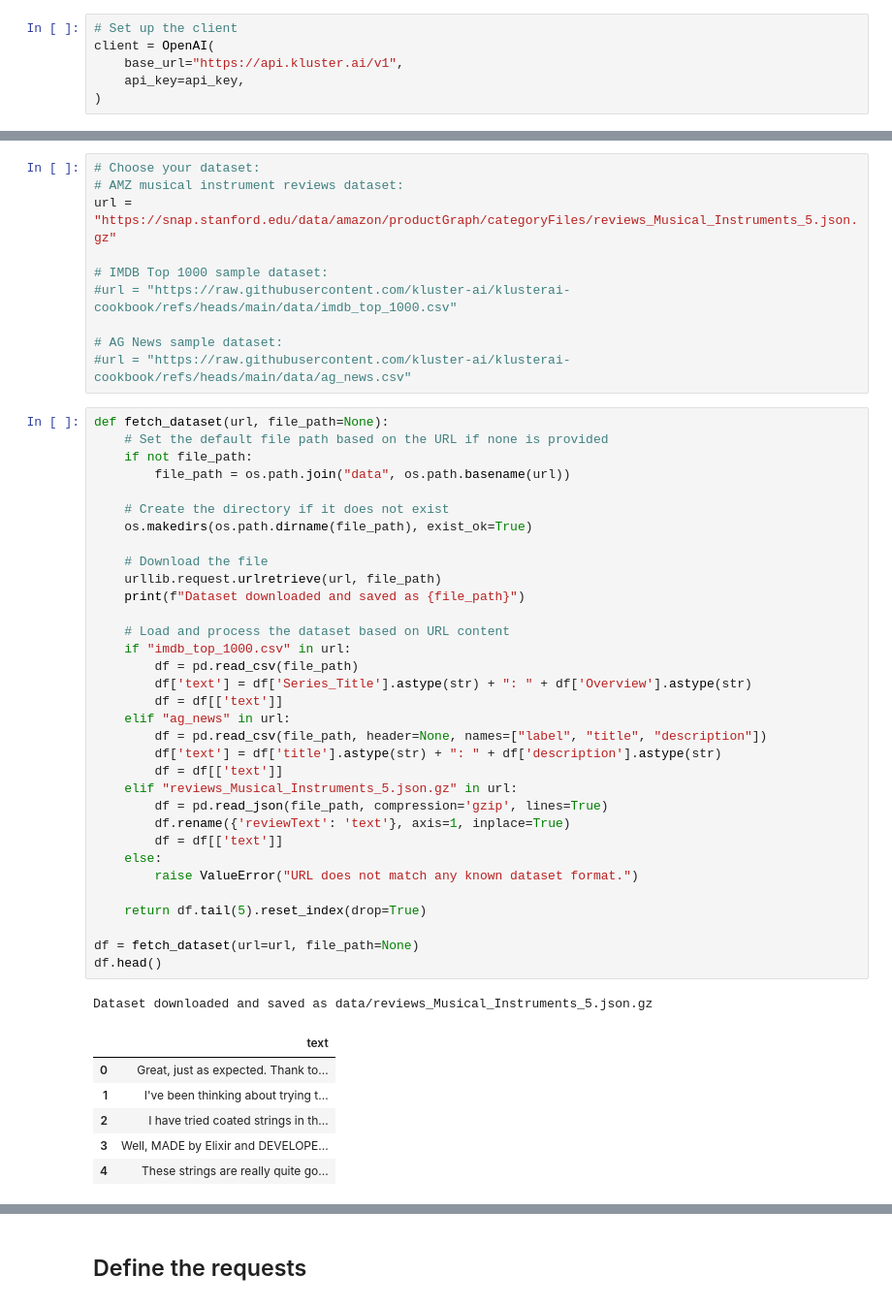
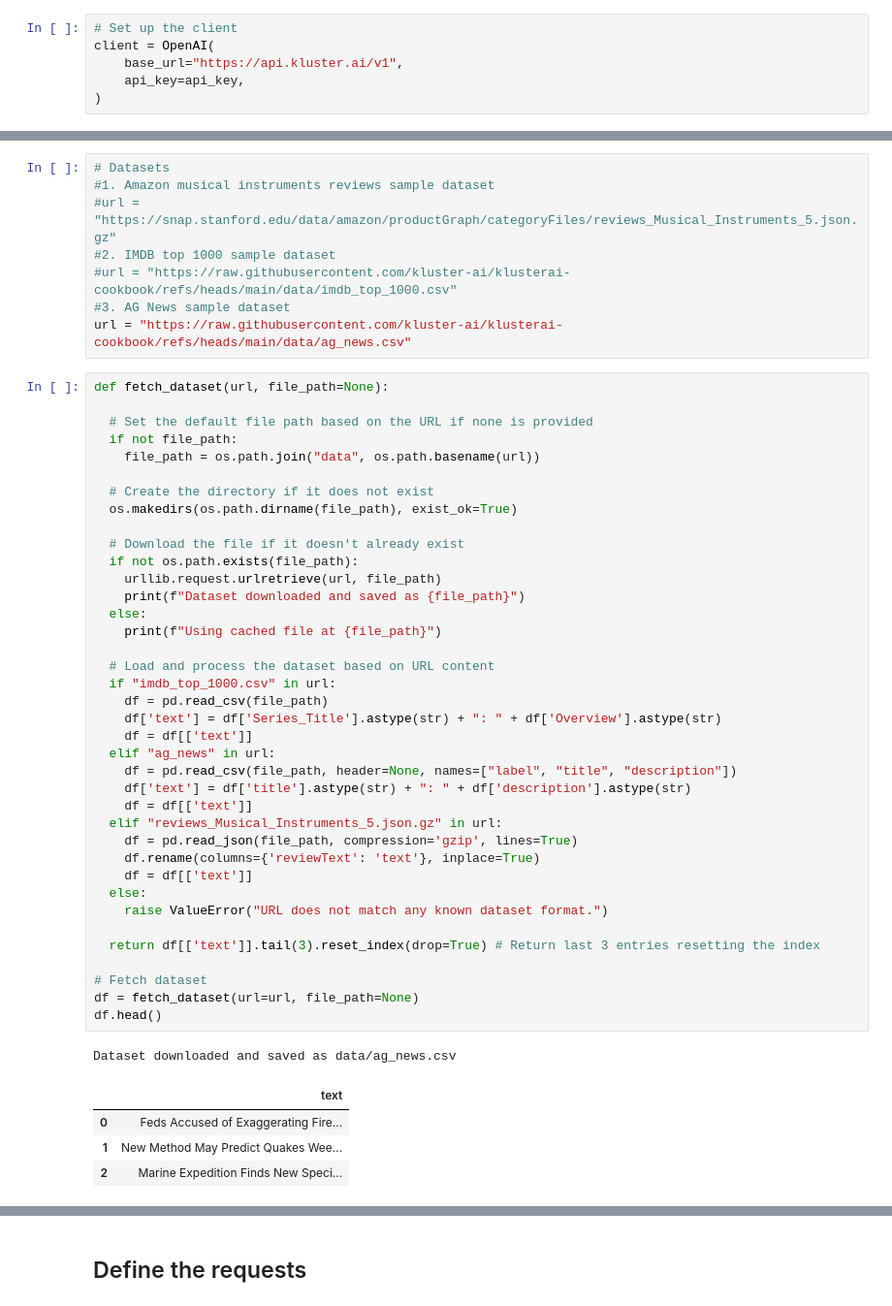
Before and after one commit to kluster-ai/docs, a Jupyter notebook: tutorials/klusterai-api/multiple-tasks-batch-api.ipynb, the cells around one changed output, grey strips where cells are left out. Shown at 97% size. Saved outputs shown, nothing was run; the diff lists cells and outputs as text.

```diff
--- a/tutorials/klusterai-api/multiple-tasks-batch-api.ipynb
+++ b/tutorials/klusterai-api/multiple-tasks-batch-api.ipynb
@@ -53,52 +64,53 @@ In this section, you can choose from three different datasets. Simply select the
 # %%
-# Choose your dataset:
-# AMZ musical instrument reviews dataset:
-url = "https://snap.stanford.edu/data/amazon/productGraph/categoryFiles/reviews_Musical_Instruments_5.json.gz"
-
-# IMDB Top 1000 sample dataset:
+# Datasets
+#1. Amazon musical instruments reviews sample dataset
+#url = "https://snap.stanford.edu/data/amazon/productGraph/categoryFiles/reviews_Musical_Instruments_5.json.gz"
+#2. IMDB top 1000 sample dataset
 #url = "https://raw.githubusercontent.com/kluster-ai/klusterai-cookbook/refs/heads/main/data/imdb_top_1000.csv"
-
-# AG News sample dataset:
-#url = "https://raw.githubusercontent.com/kluster-ai/klusterai-cookbook/refs/heads/main/data/ag_news.csv"
+#3. AG News sample dataset
+url = "https://raw.githubusercontent.com/kluster-ai/klusterai-cookbook/refs/heads/main/data/ag_news.csv"
 # %%
 def fetch_dataset(url, file_path=None):
-    # Set the default file path based on the URL if none is provided
-    if not file_path:
-        file_path = os.path.join("data", os.path.basename(url))
 
-    # Create the directory if it does not exist
-    os.makedirs(os.path.dirname(file_path), exist_ok=True)
+  # Set the default file path based on the URL if none is provided
+  if not file_path:
+    file_path = os.path.join("data", os.path.basename(url))
 
-    # Download the file
+  # Create the directory if it does not exist
+  os.makedirs(os.path.dirname(file_path), exist_ok=True)
+
+  # Download the file if it doesn't already exist
+  if not os.path.exists(file_path):
     urllib.request.urlretrieve(url, file_path)
     print(f"Dataset downloaded and saved as {file_path}")
+  else:
+    print(f"Using cached file at {file_path}")
 
-    # Load and process the dataset based on URL content
-    if "imdb_top_1000.csv" in url:
-        df = pd.read_csv(file_path)
-        df['text'] = df['Series_Title'].astype(str) + ": " + df['Overview'].astype(str)
-        df = df[['text']]
-    elif "ag_news" in url:
-        df = pd.read_csv(file_path, header=None, names=["label", "title", "description"])
-        df['text'] = df['title'].astype(str) + ": " + df['description'].astype(str)
-        df = df[['text']]
-    elif "reviews_Musical_Instruments_5.json.gz" in url:
-        df = pd.read_json(file_path, compression='gzip', lines=True)
-        df.rename({'reviewText': 'text'}, axis=1, inplace=True)
-        df = df[['text']]
-    else:
-        raise ValueError("URL does not match any known dataset format.")
+  # Load and process the dataset based on URL content
+  if "imdb_top_1000.csv" in url:
+    df = pd.read_csv(file_path)
+    df['text'] = df['Series_Title'].astype(str) + ": " + df['Overview'].astype(str)
+    df = df[['text']]
+  elif "ag_news" in url:
+    df = pd.read_csv(file_path, header=None, names=["label", "title", "description"])
+    df['text'] = df['title'].astype(str) + ": " + df['description'].astype(str)
+    df = df[['text']]
+  elif "reviews_Musical_Instruments_5.json.gz" in url:
+    df = pd.read_json(file_path, compression='gzip', lines=True)
+    df.rename(columns={'reviewText': 'text'}, inplace=True)
+    df = df[['text']]
+  else:
+    raise ValueError("URL does not match any known dataset format.")
 
-    return df.tail(5).reset_index(drop=True)
+  return df[['text']].tail(3).reset_index(drop=True) # Return last 3 entries resetting the index
 
+# Fetch dataset
 df = fetch_dataset(url=url, file_path=None)
 df.head()
 # %% [output]
-Dataset downloaded and saved as data/reviews_Musical_Instruments_5.json.gz
+Dataset downloaded and saved as data/ag_news.csv
 |  | text |
-| 0 | Great, just as expected. Thank to... |
-| 1 | I've been thinking about trying t... |
-| 2 | I have tried coated strings in th... |
-| 3 | Well, MADE by Elixir and DEVELOPE... |
-| 4 | These strings are really quite go... |
+| 0 | Feds Accused of Exaggerating Fire... |
+| 1 | New Method May Predict Quakes Wee... |
+| 2 | Marine Expedition Finds New Speci... |
 # %% [markdown]
```
Also changed, not shown: parts of 39 cells of this notebook, 1 other file.
